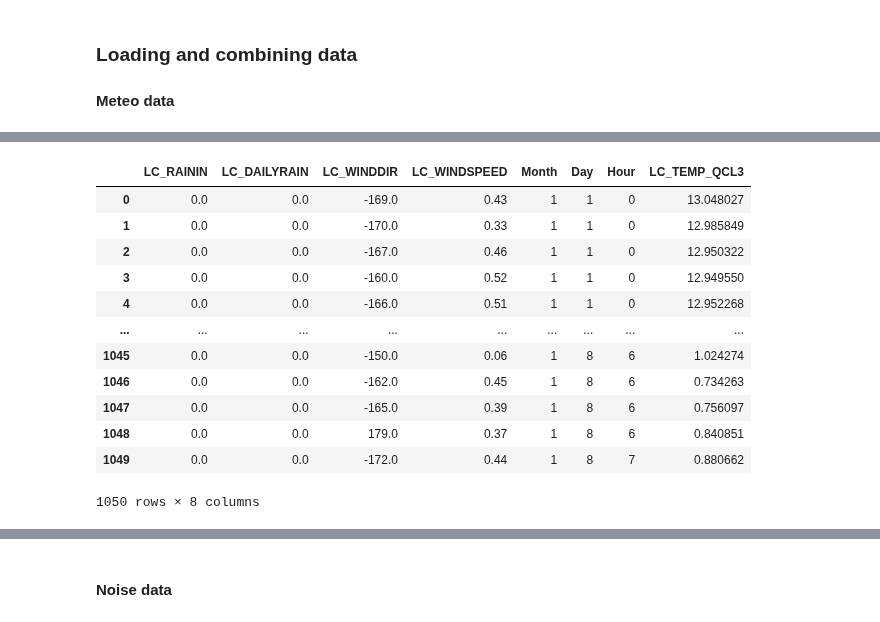
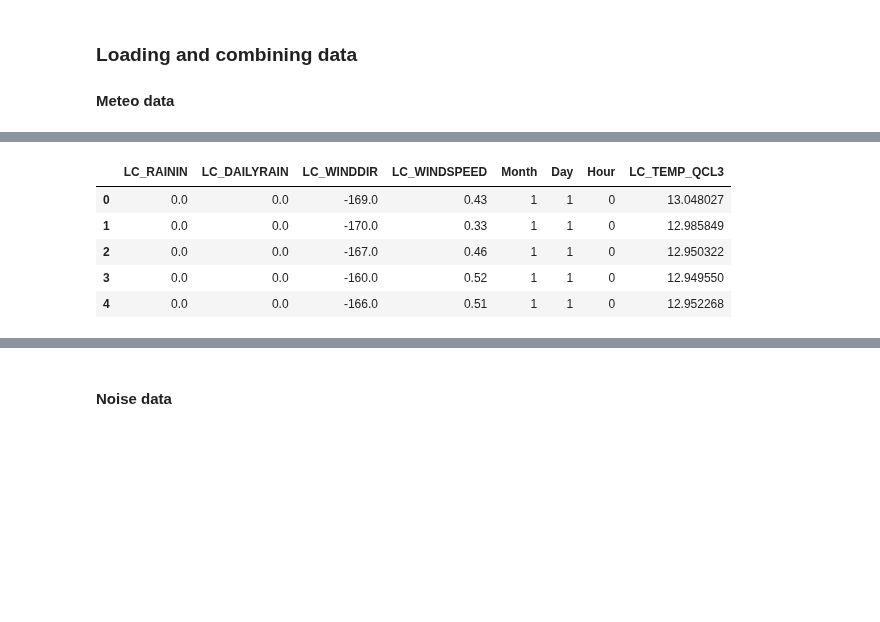
Before and after one commit to lennertvanh/MDA-Georgia, a Jupyter notebook: Preprocessing.ipynb, the cells around one changed output, grey strips where cells are left out. Cells and saved outputs as stored; diff of their text form; code cells hidden in the pictures; blank space fills up the shorter version.

```diff
--- a/Preprocessing.ipynb
+++ b/Preprocessing.ipynb
@@ -30,23 +37,16 @@ MemoryError: Unable to allocate 140. MiB for an array with shape (13, 1415232) a
 # %%
 # Drop the columns we won't use
 columns_to_keep = ['LC_RAININ', 'LC_DAILYRAIN', 'LC_WINDDIR', 'LC_WINDSPEED', 'LC_TEMP_QCL3', 'Month', 'Day', 'Hour']  #there's less columns we keep than drop
 columns_to_drop = set(meteo_combined_df.columns) - set(columns_to_keep)
 meteo_combined_df.drop(columns=columns_to_drop, inplace=True)
-meteo_combined_df.head(1050)
+meteo_combined_df.head()
 # %% [output]
 |  | LC_RAININ | LC_DAILYRAIN | LC_WINDDIR | LC_WINDSPEED | Month | Day | Hour | LC_TEMP_QCL3 |
 | 0 | 0.0 | 0.0 | -169.0 | 0.43 | 1 | 1 | 0 | 13.048027 |
 | 1 | 0.0 | 0.0 | -170.0 | 0.33 | 1 | 1 | 0 | 12.985849 |
 | 2 | 0.0 | 0.0 | -167.0 | 0.46 | 1 | 1 | 0 | 12.950322 |
 | 3 | 0.0 | 0.0 | -160.0 | 0.52 | 1 | 1 | 0 | 12.949550 |
 | 4 | 0.0 | 0.0 | -166.0 | 0.51 | 1 | 1 | 0 | 12.952268 |
-| ... | ... | ... | ... | ... | ... | ... | ... | ... |
-| 1045 | 0.0 | 0.0 | -150.0 | 0.06 | 1 | 8 | 6 | 1.024274 |
-| 1046 | 0.0 | 0.0 | -162.0 | 0.45 | 1 | 8 | 6 | 0.734263 |
-| 1047 | 0.0 | 0.0 | -165.0 | 0.39 | 1 | 8 | 6 | 0.756097 |
-| 1048 | 0.0 | 0.0 | 179.0 | 0.37 | 1 | 8 | 6 | 0.840851 |
-| 1049 | 0.0 | 0.0 | -172.0 | 0.44 | 1 | 8 | 7 | 0.880662 |
-1050 rows × 8 columns
 # %%
 # check for percentage of missing values in each column
 print(meteo_combined_df.isnull().sum() / len(meteo_combined_df))
```
Also changed, not shown: parts of 6 cells of this notebook.
